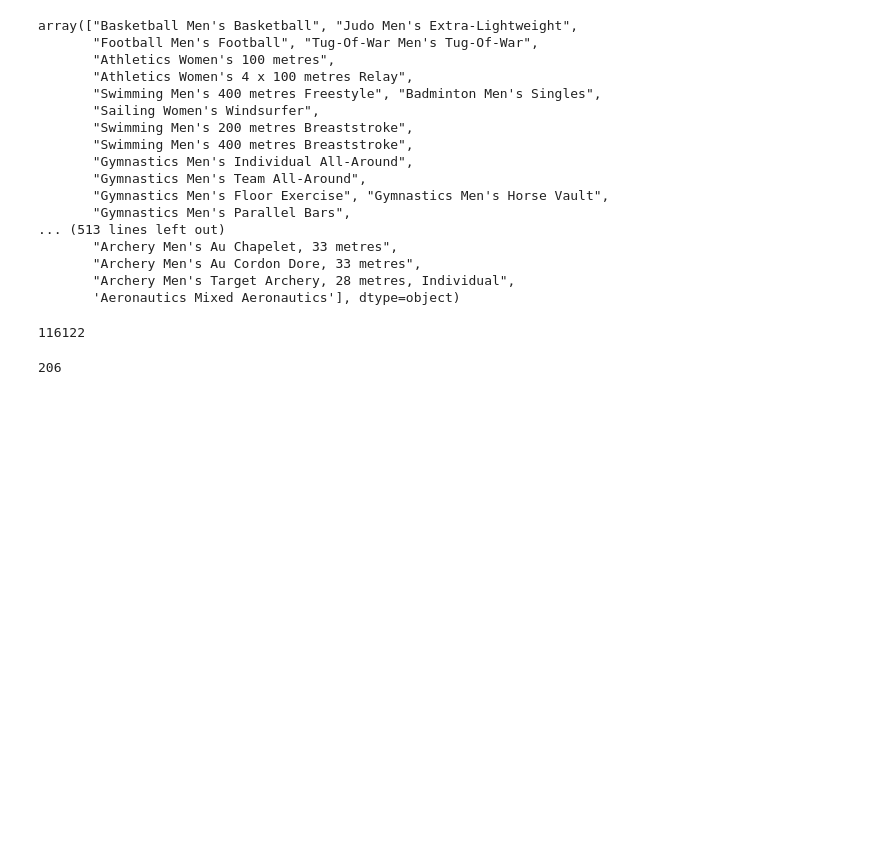
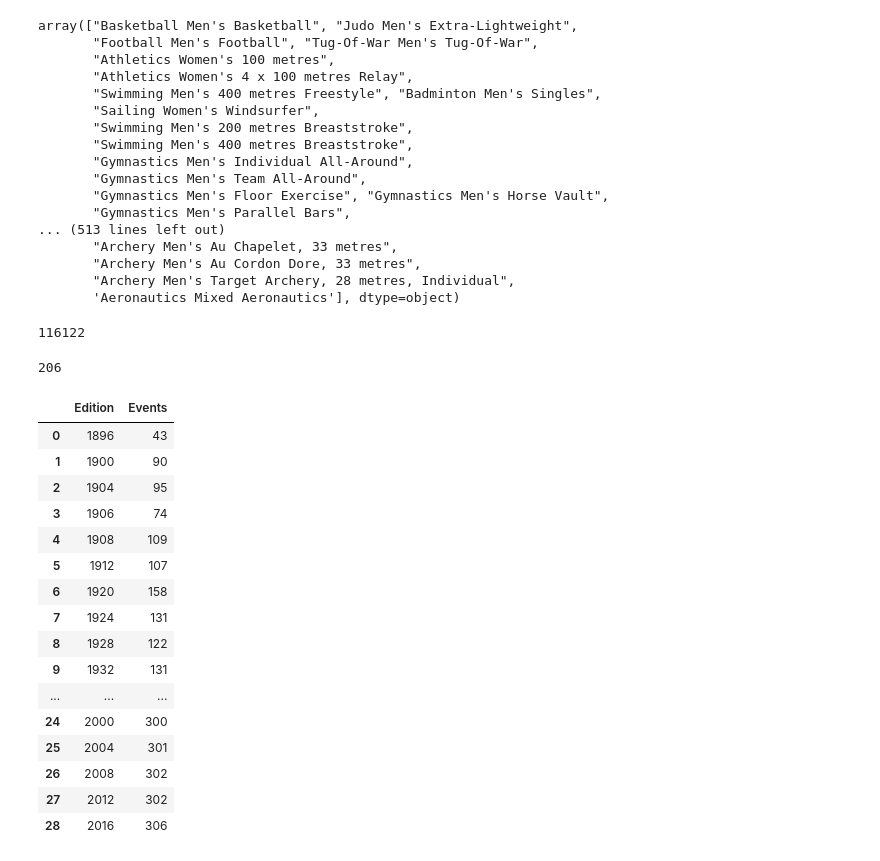
Before and after one commit to EmonKarmaker/Olympics_Data_Analysis, a Jupyter notebook: olympics_analysis.ipynb, the cells around one changed output. Cells and saved outputs as stored; diff of their text form; code cells hidden in the pictures; blank space fills up the shorter version.

```diff
--- a/olympics_analysis.ipynb
+++ b/olympics_analysis.ipynb
@@ -412,0 +442,29 @@ df['region'].unique().shape[0]
+# %%
+nations_over_time = (
+        df.drop_duplicates(['Year', 'Event'])
+        .groupby('Year')
+        .size()
+        .reset_index(name='Events')
+        .rename(columns={'Year': 'Edition'})
+        .sort_values(by='Edition')
+    )
+# %%
+nations_over_time
+# %% [output]
+|  | Edition | Events |
+| 0 | 1896 | 43 |
+| 1 | 1900 | 90 |
+| 2 | 1904 | 95 |
+| 3 | 1906 | 74 |
+| 4 | 1908 | 109 |
+| 5 | 1912 | 107 |
+| 6 | 1920 | 158 |
+| 7 | 1924 | 131 |
+| 8 | 1928 | 122 |
+| 9 | 1932 | 131 |
+| ... | ... | ... |
+| 24 | 2000 | 300 |
+| 25 | 2004 | 301 |
+| 26 | 2008 | 302 |
+| 27 | 2012 | 302 |
+| 28 | 2016 | 306 |
```
Also changed, not shown: parts of 4 cells of this notebook, 2 other files.
